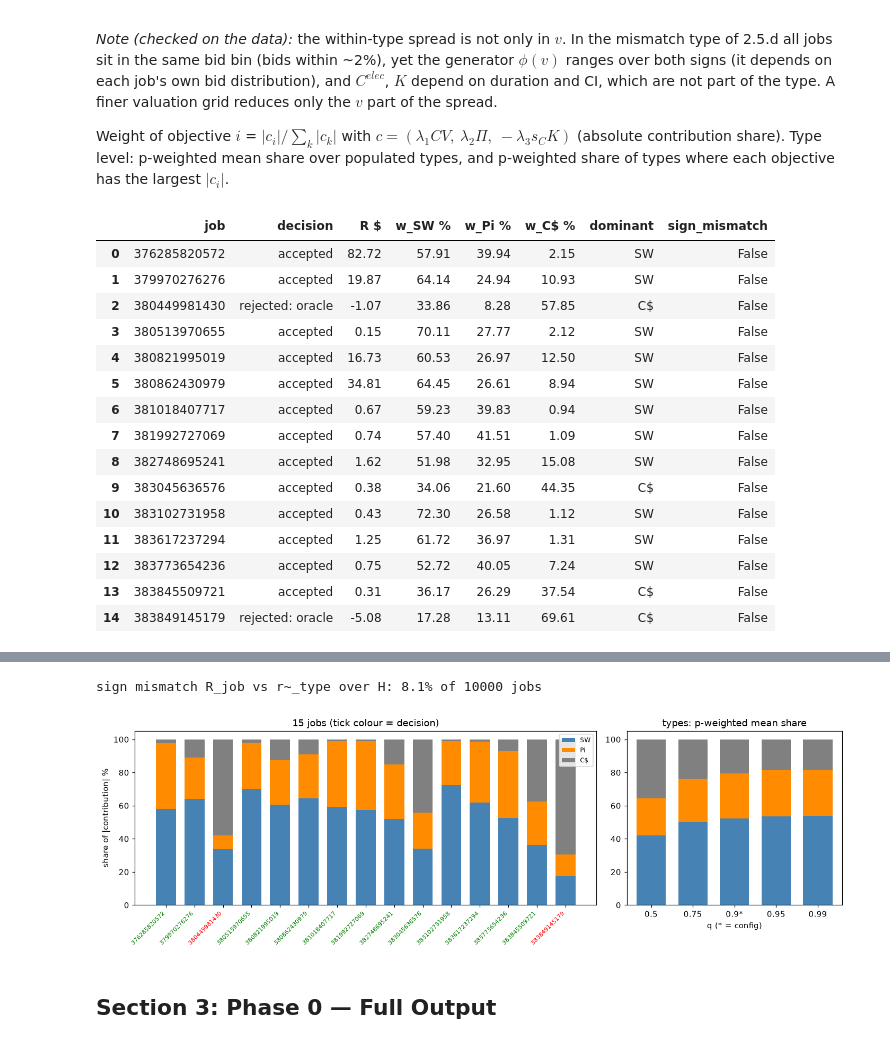
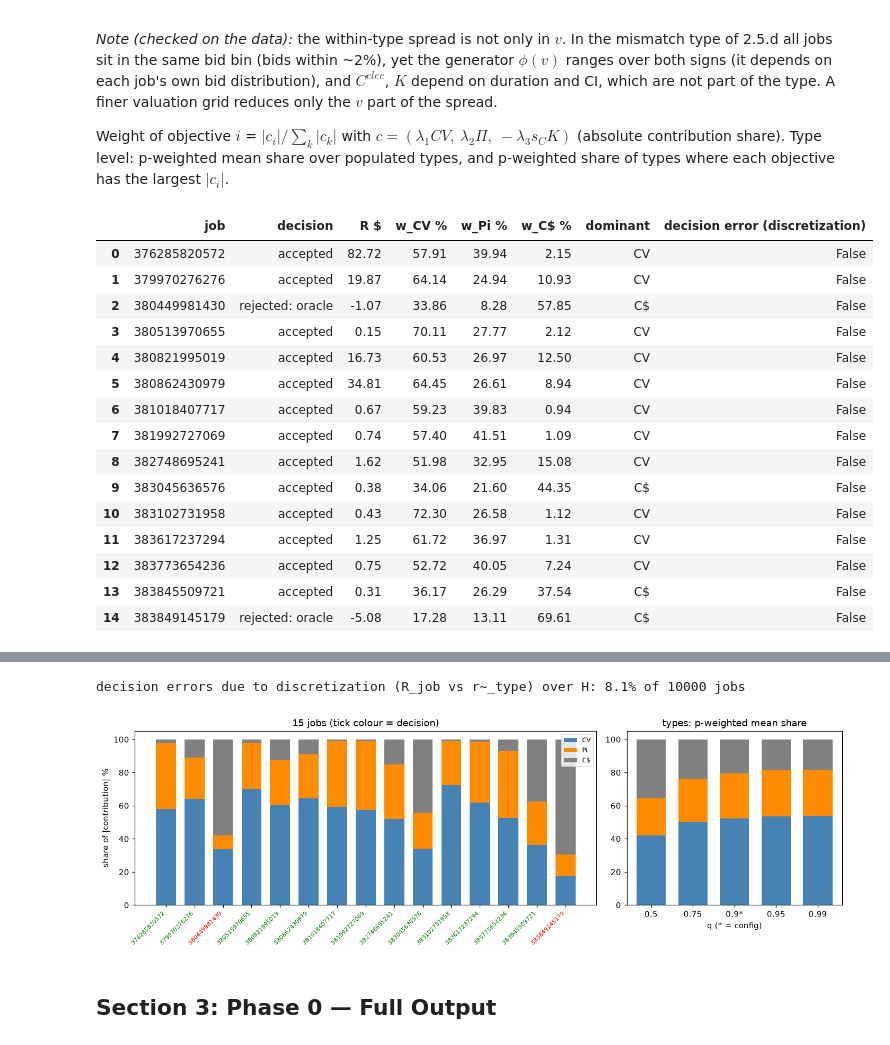
Before and after one commit to dangolofrancesco/dlent_rt, a Jupyter notebook: notebooks/01_phase0_diagnostics.ipynb, the cells around one changed output, grey strips where cells are left out. Drawn from its saved outputs; the diff is of its cells as text; code cells hidden in the pictures.

```diff
--- a/notebooks/01_phase0_diagnostics.ipynb
+++ b/notebooks/01_phase0_diagnostics.ipynb
@@ -462,6 +463,11 @@ tid_H = assign_type_ids(state0.type_space, k_H, H.priority, H.hw_idx)
 N_type = np.bincount(tid_H[tid_H >= 0], minlength=state0.n_types)
 E_H = _compute_job_energy(H, cfg)
 price_H, ci_H = _lookup_grid(H, ds)
+# job-level reward terms of every H job from the single reward module (dlent_rt.reward)
+from dlent_rt import reward
+JT = reward.job_terms(H.priority, state0.bids.v_rate, state0.bids.cost_base,
+                      reward.electricity_cost(E_H, price_H), reward.carbon_kg(E_H, ci_H),
+                      state0.myerson, s_C, lam)
 
 def wpct(x, ref):
     """p-weighted percentile of x within ref (populated types), midpoint convention."""
@@ -474,10 +480,9 @@ pick = np.sort(rng25.choice(H.n, size=15, replace=False))
 tau0 = state0.tau
 rows_d = []
 for i in pick:
-    j = int(tid_H[i]); v_i = float(state0.bids.v_rate[i]); phi_i = float(state0.bids.phi_rate[i])
-    C_elec_i = float(E_H[i] * price_H[i]); K_i = float(E_H[i] * ci_H[i])
-    sw, pi, cd = float(H.priority[i]) * v_i, phi_i - C_elec_i, s_C * K_i
-    R = lam.lambda1 * sw + lam.lambda2 * pi - lam.lambda3 * cd
+    j = int(tid_H[i]); v_i = float(state0.bids.v_rate[i]); phi_i = float(JT.phi[i])
+    C_elec_i = float(E_H[i] * price_H[i])
+    sw, pi, cd, R = float(JT.cv[i]), float(JT.profit[i]), float(JT.carbon_usd[i]), float(JT.R[i])
     if j < 0:
         r_t = margin = np.nan; dec = "rejected: IR"; v_type = np.full(len(tau0), np.nan); n_j = d_j = np.nan
     else:
@@ -606,48 +611,47 @@ for q in Q_LIST:
     c_t, sh_t = contrib(CV0, PI0, K0, s)
     dom = np.abs(c_t).argmax(axis=1)
     row = {"q": q, "default": "<-- config" if q == Q_DEFAULT else ""}
     row.update({f"mean w_{o} %": 100 * np.average(sh_t[:, k], weights=w0) for k, o in enumerate(OBJ)})
     row.update({f"dominant {o} %": 100 * w0[dom == k].sum() / w0.sum() for k, o in enumerate(OBJ)})
     rows_e.append(row)
 display(pd.DataFrame(rows_e).set_index("q").style.format(precision=2))
 
 # job-level mismatch rate over the whole H
 ok_H = tid_H >= 0
-R_H = (lam.lambda1 * H.priority * state0.bids.v_rate
-       + lam.lambda2 * (state0.bids.phi_rate - E_H * price_H) - lam.lambda3 * s_C * E_H * ci_H)
+R_H = JT.R
 print(f"decision errors due to discretization (R_job vs r~_type) over H: {100 * np.mean(np.sign(R_H[ok_H]) != np.sign(state0.r_tilde[tid_H[ok_H]])):.1f}% "
       f"of {ok_H.sum()} jobs")
 
 # 100% stacked bars: 15 jobs (left), type level per q (right)
 fig, ax = plt.subplots(1, 2, figsize=(13, 4.2), gridspec_kw={"width_ratios": [3, 1.4]})
 xj = np.arange(len(weights_jobs)); left = np.zeros(len(xj))
 for k, (o, col) in enumerate(zip(OBJ, ["steelblue", "darkorange", "gray"])):
     ax[0].bar(xj, 100 * sh_j[:, k], bottom=left, color=col, label=o.replace("$", "\\$"), width=0.7); left += 100 * sh_j[:, k]
 ax[0].set_xticks(xj); ax[0].set_xticklabels(weights_jobs["job"], fontsize=7, rotation=45, ha="right")
 for t, d in zip(ax[0].get_xticklabels(), weights_jobs["decision"]):
     t.set_color(DEC_MK[d])
 ax[0].set_ylabel("share of |contribution| %"); ax[0].set_title("15 jobs (tick colour = decision)")
 ax[0].legend(fontsize=8)
 tl = pd.DataFrame(rows_e).set_index("q"); xq = np.arange(len(tl)); left = np.zeros(len(xq))
 for o, col in zip(OBJ, ["steelblue", "darkorange", "gray"]):
     ax[1].bar(xq, tl[f"mean w_{o} %"], bottom=left, color=col, width=0.7); left += tl[f"mean w_{o} %"].to_numpy()
 ax[1].set_xticks(xq); ax[1].set_xticklabels([f"{q}{'*' if q == Q_DEFAULT else ''}" for q in tl.index])
 ax[1].set_xlabel("q (* = config)"); ax[1].set_title("types: p-weighted mean share")
 plt.tight_layout(); plt.show()
 # %% [output]
-|  | job | decision | R $ | w_SW % | w_Pi % | w_C$ % | dominant | sign_mismatch |
-| 0 | 376285820572 | accepted | 82.72 | 57.91 | 39.94 | 2.15 | SW | False |
-| 1 | 379970276276 | accepted | 19.87 | 64.14 | 24.94 | 10.93 | SW | False |
+|  | job | decision | R $ | w_CV % | w_Pi % | w_C$ % | dominant | decision error (discretization) |
+| 0 | 376285820572 | accepted | 82.72 | 57.91 | 39.94 | 2.15 | CV | False |
+| 1 | 379970276276 | accepted | 19.87 | 64.14 | 24.94 | 10.93 | CV | False |
 | 2 | 380449981430 | rejected: oracle | -1.07 | 33.86 | 8.28 | 57.85 | C$ | False |
-| 3 | 380513970655 | accepted | 0.15 | 70.11 | 27.77 | 2.12 | SW | False |
-| 4 | 380821995019 | accepted | 16.73 | 60.53 | 26.97 | 12.50 | SW | False |
-| 5 | 380862430979 | accepted | 34.81 | 64.45 | 26.61 | 8.94 | SW | False |
-| 6 | 381018407717 | accepted | 0.67 | 59.23 | 39.83 | 0.94 | SW | False |
-| 7 | 381992727069 | accepted | 0.74 | 57.40 | 41.51 | 1.09 | SW | False |
-| 8 | 382748695241 | accepted | 1.62 | 51.98 | 32.95 | 15.08 | SW | False |
+| 3 | 380513970655 | accepted | 0.15 | 70.11 | 27.77 | 2.12 | CV | False |
+| 4 | 380821995019 | accepted | 16.73 | 60.53 | 26.97 | 12.50 | CV | False |
+| 5 | 380862430979 | accepted | 34.81 | 64.45 | 26.61 | 8.94 | CV | False |
+| 6 | 381018407717 | accepted | 0.67 | 59.23 | 39.83 | 0.94 | CV | False |
+| 7 | 381992727069 | accepted | 0.74 | 57.40 | 41.51 | 1.09 | CV | False |
+| 8 | 382748695241 | accepted | 1.62 | 51.98 | 32.95 | 15.08 | CV | False |
 | 9 | 383045636576 | accepted | 0.38 | 34.06 | 21.60 | 44.35 | C$ | False |
-| 10 | 383102731958 | accepted | 0.43 | 72.30 | 26.58 | 1.12 | SW | False |
-| 11 | 383617237294 | accepted | 1.25 | 61.72 | 36.97 | 1.31 | SW | False |
-| 12 | 383773654236 | accepted | 0.75 | 52.72 | 40.05 | 7.24 | SW | False |
+| 10 | 383102731958 | accepted | 0.43 | 72.30 | 26.58 | 1.12 | CV | False |
+| 11 | 383617237294 | accepted | 1.25 | 61.72 | 36.97 | 1.31 | CV | False |
+| 12 | 383773654236 | accepted | 0.75 | 52.72 | 40.05 | 7.24 | CV | False |
 | 13 | 383845509721 | accepted | 0.31 | 36.17 | 26.29 | 37.54 | C$ | False |
 | 14 | 383849145179 | rejected: oracle | -5.08 | 17.28 | 13.11 | 69.61 | C$ | False |
@@ -658,7 +662,7 @@ plt.tight_layout(); plt.show()
 | 0.900000 | <-- config | 52.29 | 27.23 | 20.48 | 71.93 | 6.15 | 21.92 |
 | 0.950000 |  | 53.56 | 27.79 | 18.65 | 73.89 | 6.34 | 19.77 |
 | 0.990000 |  | 53.89 | 27.93 | 18.18 | 74.60 | 6.58 | 18.82 |
-sign mismatch R_job vs r~_type over H: 8.1% of 10000 jobs
+decision errors due to discretization (R_job vs r~_type) over H: 8.1% of 10000 jobs
 [figure]
 # %% [markdown]
 ## Section 3: Phase 0 — Full Output
```
Also changed, not shown: parts of 10 cells of this notebook, 1 other file.
